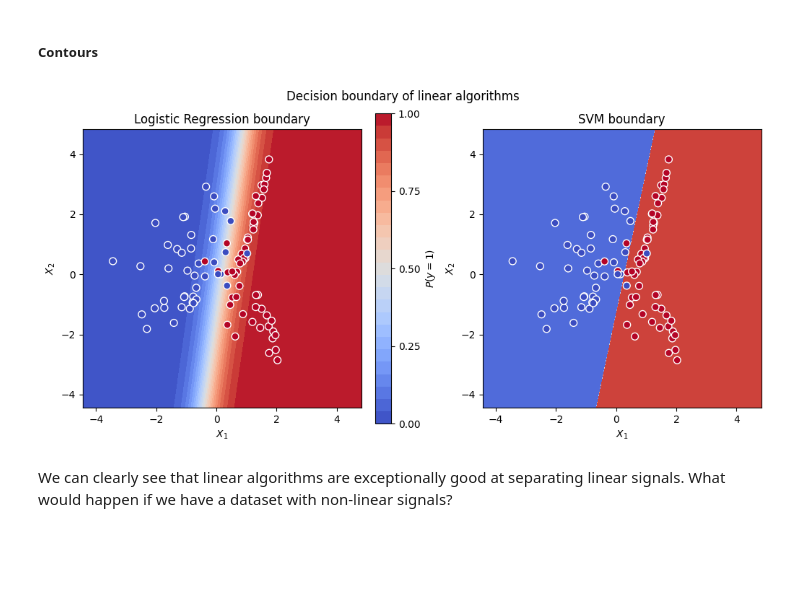
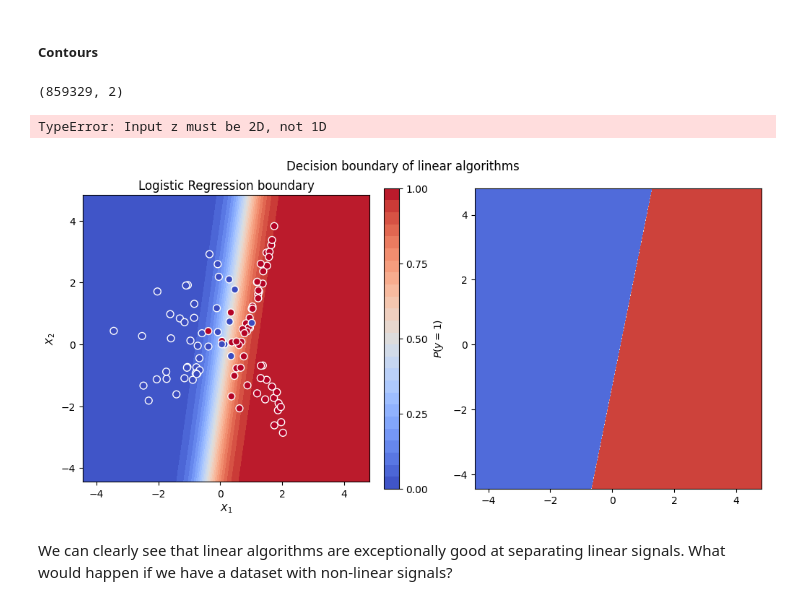
Before and after one commit to hooman-b/Machine_learning_assignments, a Jupyter notebook: Supervised_Learning/Fifth_Assignment/E_LR_SVM.ipynb, the cells around one changed output. Cells and saved outputs as stored; diff of their text form; code cells hidden in the pictures; blank space fills up the shorter version.

```diff
--- a/Supervised_Learning/Fifth_Assignment/E_LR_SVM.ipynb
+++ b/Supervised_Learning/Fifth_Assignment/E_LR_SVM.ipynb
@@ -146,6 +174,7 @@ y_train, y_test = y[:100], y[100:]
 # %% [markdown]
 ##### Setup models
 # %%
+# make the models
 lr = LogisticRegression()
-svm = LinearSVC()
+svm = LinearSVC(C=0.75)
 # %%
@@ -155,0 +186,2 @@ LinearSVC()
+# %%
+decision_values = svm.decision_function(X_train)
@@ -157,7 +226,10 @@ LinearSVC()
 ##### Contours
 # %%
 def make_meshgrid(X, h=.01):
-    """Create a mesh grid based on vectors X and Y."""
+    """
+    Create a mesh grid based on vectors X and Y. This meshgrid will
+    used in some visualizations such as vontour plots
+    """
     if X.shape[1] > 2:
         raise ValueError('Requires a matrix of 2 features for visualization purposes.')
 
@@ -166,6 +238,7 @@ def make_meshgrid(X, h=.01):
 
     x = np.arange(x_min, x_max, h)
 
+    # Return a list of coordinate matrices from coordinate vectors.
     xx, yy = np.meshgrid(x, x)
 
     return xx, yy
@@ -174,3 +256,7 @@ xx, yy = make_meshgrid(X)
 grid = np.c_[xx.ravel(), yy.ravel()]
+# %%
+grid.shape
+# %% [output]
+(859329, 2)
 # %%
 # get the predictions, svm does not have probabilities, only confidence intervals
@@ -182,34 +272,39 @@ fig, axes = plt.subplots(nrows=1, ncols=2, figsize=(10, 5), layout="constrained"
 fig.suptitle('Decision boundary of linear algorithms')
 
 # flatten for easier manipulation
 axes.ravel()
 
 # logistic regression
 contour = axes[0].contourf(xx, yy, lr_prob, 25, cmap=plt.cm.coolwarm)
 ax_c = fig.colorbar(contour)
 ax_c.set_label('$P(y = 1)$')
 ax_c.set_ticks([0, .25, .5, .75, 1])
 axes[0].scatter(X_test[:, 0], X_test[:, 1], c=y_test, edgecolor='white', linewidth=1, s=50, cmap=plt.cm.coolwarm)
 axes[0].set(aspect='equal',
            xlim=(X.min() - 1, X.max() + 1),
            ylim=(X.min() - 1, X.max() + 1),
            xlabel='$X_1$',
            ylabel='$X_2$')
 axes[0].set_title('Logistic Regression boundary')
 
 # SVM
 axes[1].contourf(xx, yy, svm_pred, cmap=plt.cm.coolwarm)
+
+axes[1].contour(xx, yy, decision_values, colors='k', levels=[-1, 0, 1], alpha=0.5, linestyles=['--', '-', '--'])
+
 axes[1].scatter(X_test[:, 0], X_test[:, 1], c=y_test, edgecolor='white', linewidth=1, s=50, cmap=plt.cm.coolwarm)
+
 axes[1].set(aspect='equal',
            xlim=(X.min() - 1, X.max() + 1),
            ylim=(X.min() - 1, X.max() + 1),
            xlabel='$X_1$',
            ylabel='$X_2$')
 axes[1].set_title('SVM boundary')
 
 plt.show()
 # %% [output]
+TypeError: Input z must be 2D, not 1D
-[figure, old version]
+[figure, new version]
 # %% [markdown]
 We can clearly see that linear algorithms are exceptionally good at separating linear signals. What would happen if we have a dataset with non-linear signals?
 # %%
```
Also changed, not shown: parts of 11 cells of this notebook.
